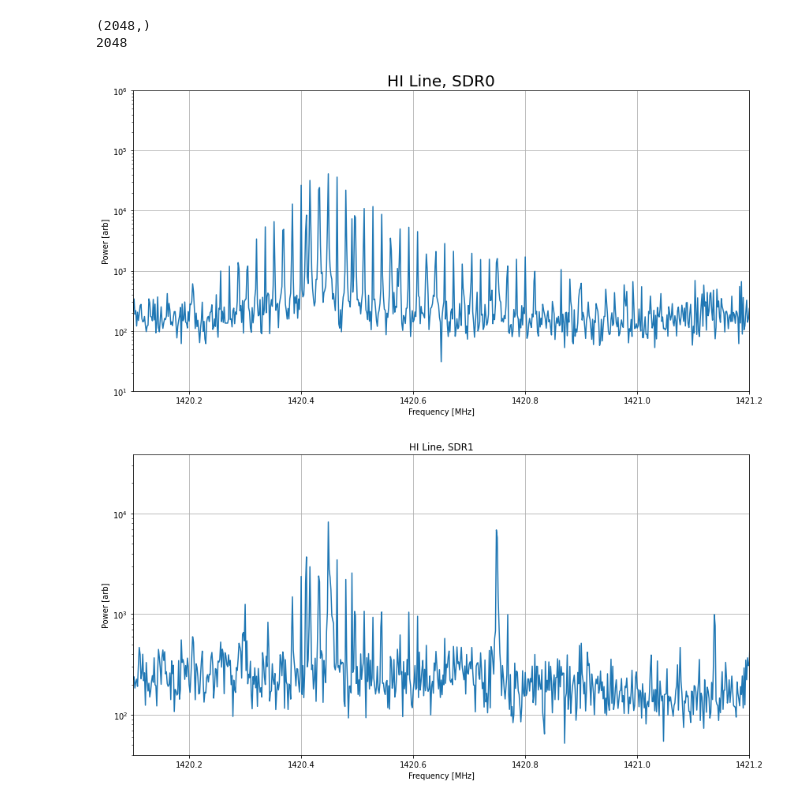
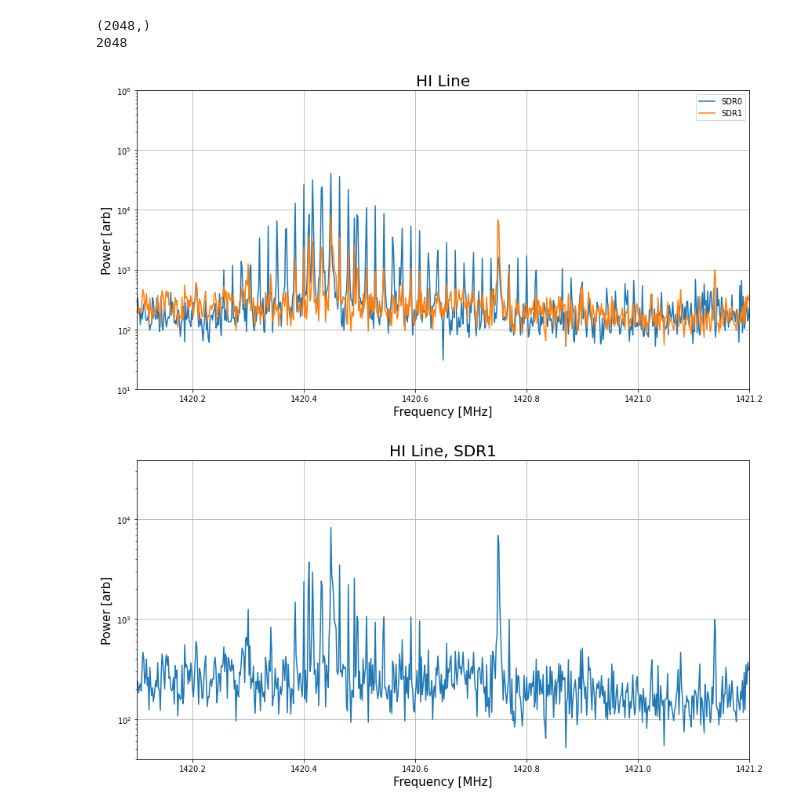
Before and after one commit to lea-yamashiro/FFC_4, a Jupyter notebook: code/Hope/HD_4.1.ipynb, the cells around one changed output. Saved outputs shown, nothing was run; the diff lists cells and outputs as text; code cells hidden in the pictures.

```diff
--- a/code/Hope/HD_4.1.ipynb
+++ b/code/Hope/HD_4.1.ipynb
@@ -52,25 +54,29 @@ freqs_1420 = frequency_axis + LO_1420
 freqs_1420p8 = frequency_axis + LO_1420p8
 # %%
 plt.figure(figsize=(14,7))
-plt.semilogy(freqs_1420, SDR0)
-plt.title('HI Line, SDR0', size=20)
-plt.xlabel('Frequency [MHz]')
-plt.ylabel('Power [arb]')
+
+plt.semilogy(freqs_1420, SDR0, label='SDR0')
+plt.semilogy(freqs_1420, SDR1, label='SDR1')
+plt.title('HI Line', size=20)
+plt.xlabel('Frequency [MHz]', size=15)
+plt.ylabel('Power [arb]', size=15)
 plt.xlim(1420.1, 1421.2)
 plt.ylim(10,10**6)
 plt.grid()
+plt.legend()
+plt.savefig('HI.jpg')
 plt.show()
 # %% [output]
-[figure, old version]
+[figure, new version]
 # %%
 plt.figure(figsize=(14,7))
 plt.semilogy(freqs_1420, SDR1)
-plt.title('HI Line, SDR1')
-plt.xlabel('Frequency [MHz]')
-plt.ylabel('Power [arb]')
+plt.title('HI Line, SDR1', size=20)
+plt.xlabel('Frequency [MHz]', size=15)
+plt.ylabel('Power [arb]', size=15)
 plt.xlim(1420.1, 1421.2)
 plt.ylim(40,14**4)
 plt.grid()
 plt.show()
 # %% [output]
-[figure, old version]
+[figure, new version]
```
Also changed, not shown: parts of 1 cell of this notebook.
